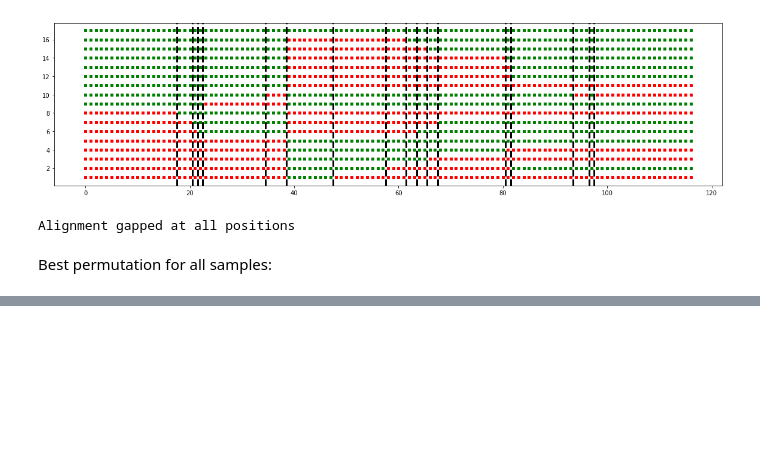
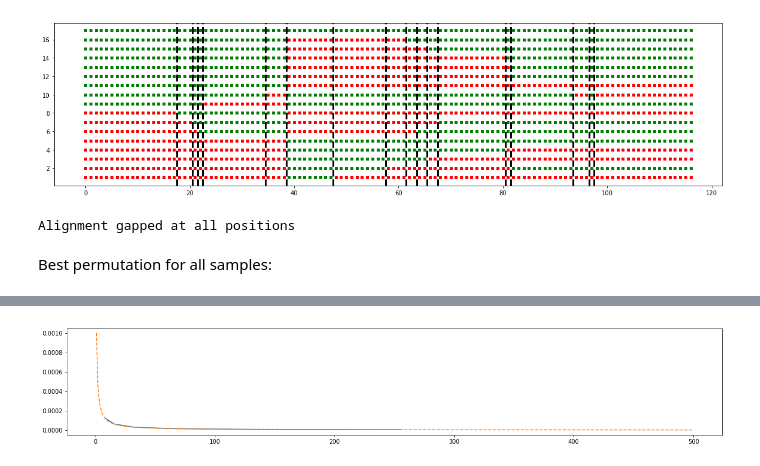
Before and after one commit to rcristofari/ChimFilter, a Jupyter notebook: ChimeraFilter.ipynb, the cells around one changed output, grey strips where cells are left out. Drawn from its saved outputs; the diff is of its cells as text; code cells hidden in the pictures; blank space fills up the shorter version.

```diff
--- a/ChimeraFilter.ipynb
+++ b/ChimeraFilter.ipynb
@@ -116,6 +116,7 @@ Alignment gapped at all positions
 Best permutation for all samples:
 # %%
 for bc in barcodes[:]:
+    print("---------------------------------------------------------------------")
     print(bc)
 
     sequences = []
@@ -128,8 +129,10 @@ for bc in barcodes[:]:
         aln = ChimFilter.code_alignment(sequences, names, trueCov, minCov=1)
         if aln:
             permutations = ChimFilter.rank_permutations_optimum(aln)
-            print(permutations[1][0])
-            print(permutations[2][0])
+            stats =  "Maximum distance: %s\nSummed parental coverage: %s\nMaximum number of breakpoints: %s\nNumber of double breaks: %s" % permutations[1][0]
+            parents = "First parent: %s\nSecond parent: %s" % (permutations[2][0][0], permutations[2][0][1])
+            print(stats)
+            print(parents)
             ChimFilter.plot_chimeras(permutations[0][0], h=len(permutations[0][0])/3, s=10)
         else:
             print("Alignment gapped at all positions\n")
@@ -178,0 +222,34 @@ Best distance is best coverage
+# %%
+# Growth of a sequence through 20 PCR cycles:
+
+S = 1000 # starting molarity for a parental allele
+K = 20 # total number of cycles
+# C is the index of the current cycle
+
+
+# If parent sequences start at equimolarity, they end up with:
+parental = [2*S*2**k for k in range(1, K+1)]
+
+# A Chimeric sequence arising at cycle C (zero-based) will end up with a population of 2**(nCycles - (C+1)).
+# If the probability pC of a chimera arising is constant, the number of new chimeras
+# at each cycle is given approximately by:
+pC = .001
+nNew = [pC*2*x for x in parental]
+# And the end population of the summed chimera arising at each cycle is given by:
+endPopChim = [n*2**(K - (C+1)) for C, n in enumerate(nNew)] # which interestingly means that he summed number
+# of chimeras arising at each cycle in the total pool is constant, since the two exponentials compensate each other.
+
+nCopiesC = [2**(K - (C+1)) for C in range(1, K+1)] # Number of final copies of the chimera, by cycle of origin
+freqC = [x / (2*S*2**K) for x in nCopiesC]
+
+plt.plot(nNew[:6], freqC[:6])
+plt.plot([x for x in range(1, 500)], [pC/x for x in range(1, 500)], ls='--')
+
+#plt.plot(freqC, [pC/x for x in range(1, 1000)])
+
+#plt.plot([x for x in range(1, K+1)], parental)
+#plt.xticks(np.arange(0, K, step=1))
+
+plt.show()
+# %% [output]
+[figure, added]
```
Also changed, not shown: parts of 2 cells of this notebook, 1 other file.
